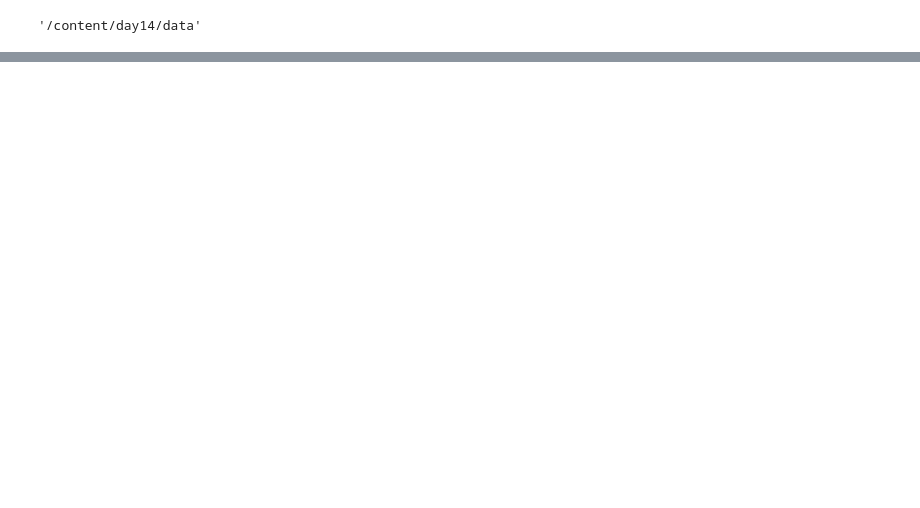
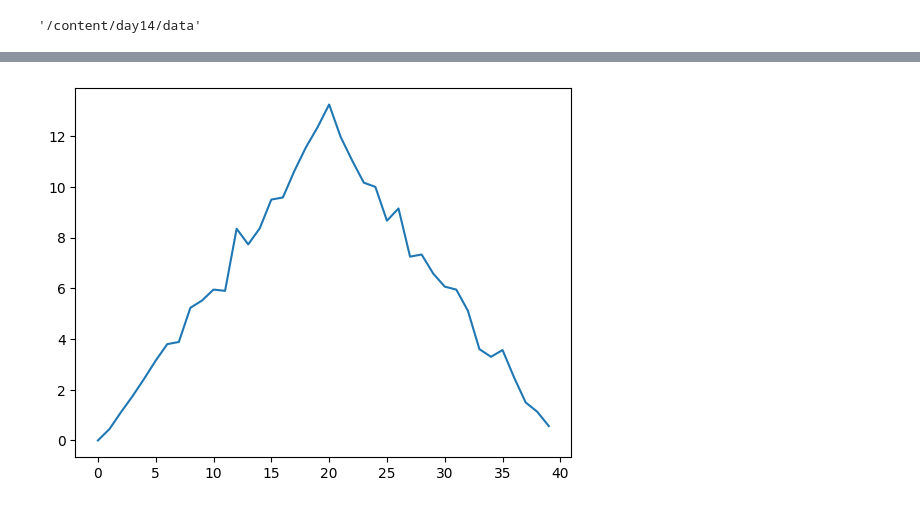
Before and after one commit to pintofben/day14, a Jupyter notebook: day14inclass.ipynb, the cells around one changed output, grey strips where cells are left out. Saved outputs shown, nothing was run; the diff lists cells and outputs as text; code cells hidden in the pictures; blank space fills up the shorter version.

```diff
--- a/day14inclass.ipynb
+++ b/day14inclass.ipynb
@@ -589,5 +589,3 @@ loadtxt(fname, dtype=<class 'float'>, comments='#', delimiter=None, converters=N
            [ 2.,  4.],
            [ 3.,  9.],
            [ 4., 16.]])
-# %%
-numpy.loadtxt('inflammation-01.csv', ',')
@@ -622,0 +633,6 @@ def std_dev(sample):
+# %%
+ave_inflammation = numpy.mean(data, axis=0)
+ave_plot = matplotlib.pyplot.plot(ave_inflammation)
+matplotlib.pyplot.show()
+# %% [output]
+[figure, added]
```
Also changed, not shown: parts of 7 cells of this notebook.
